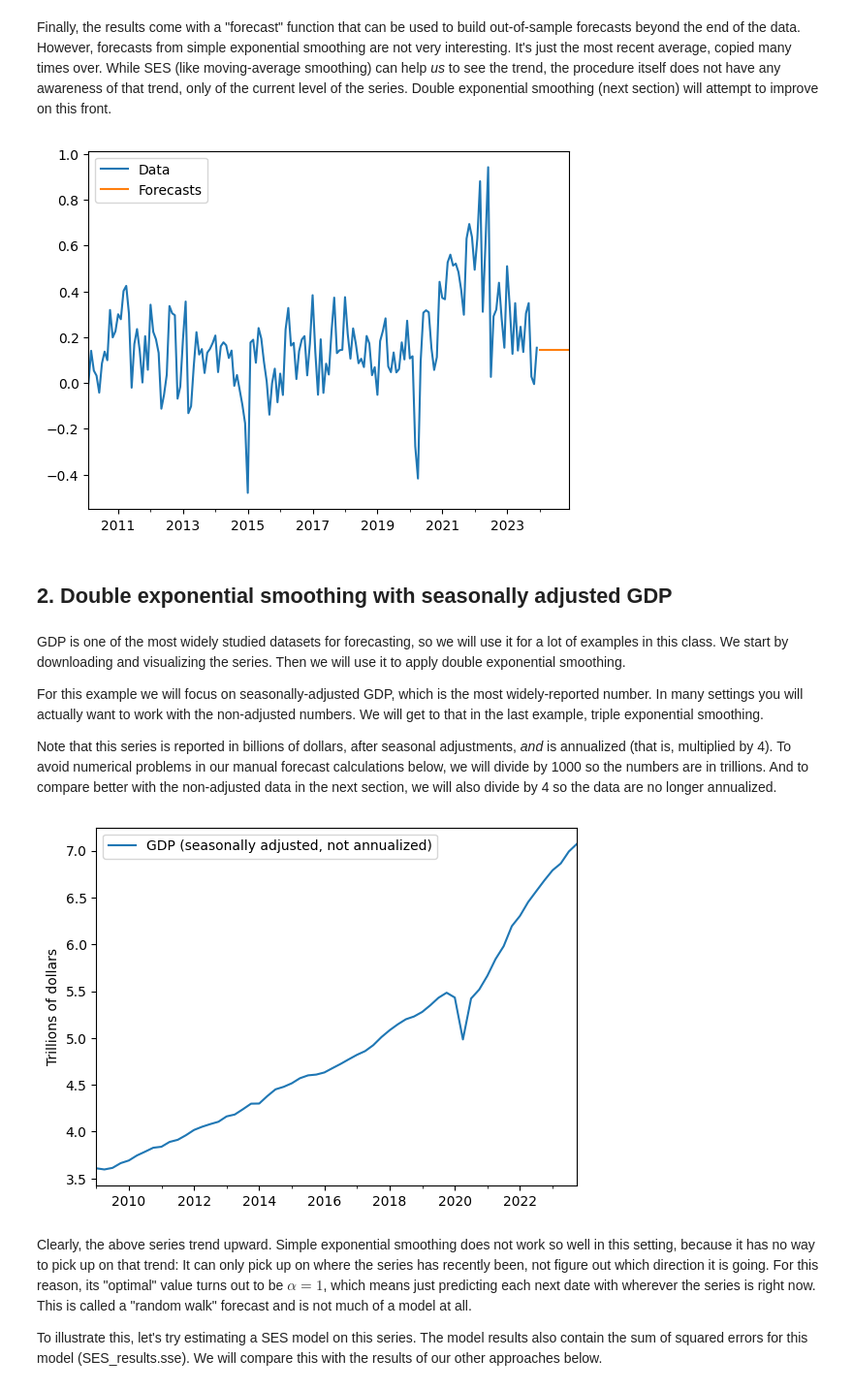
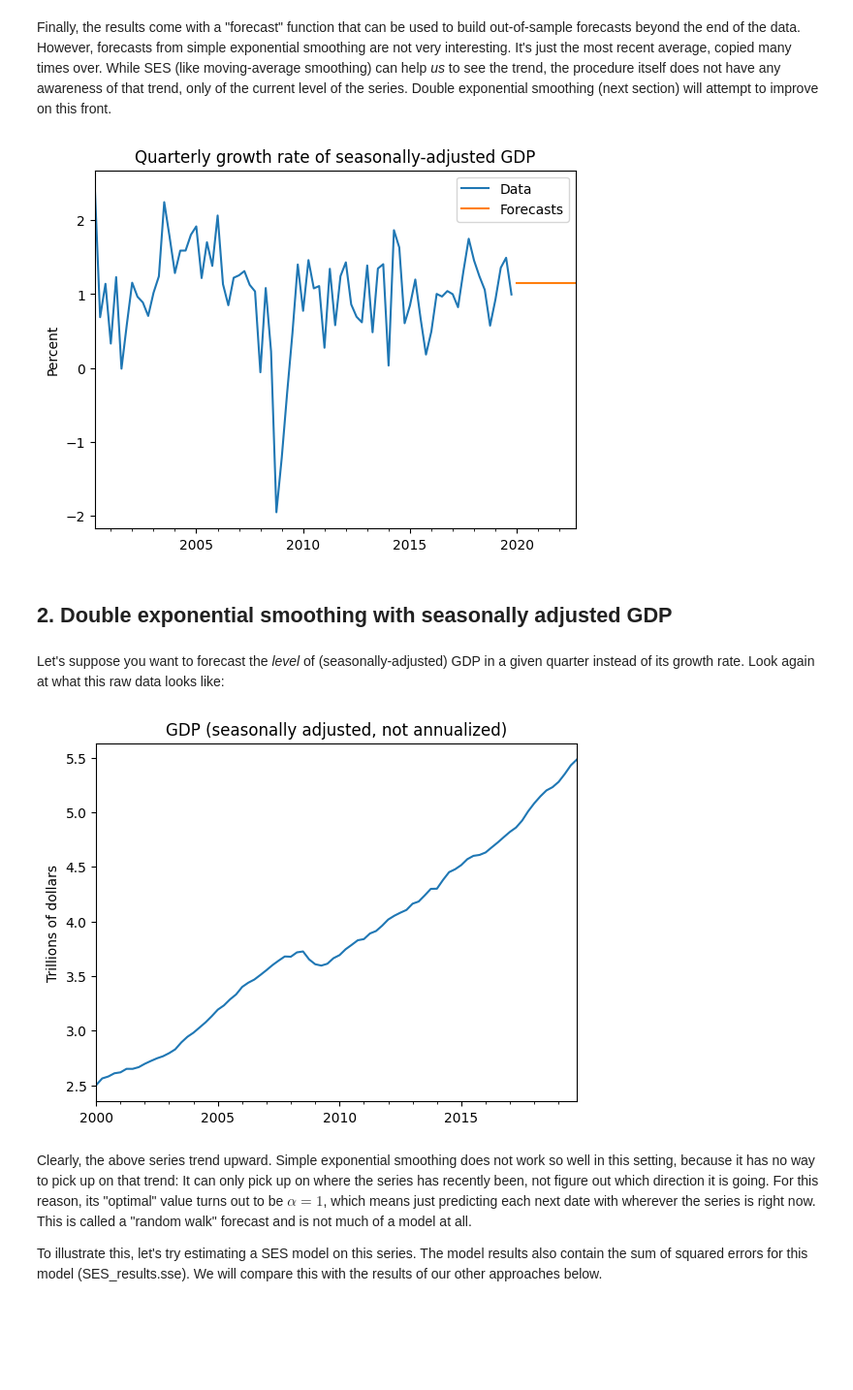
Before and after one commit to wgjm1986/FIN657, a Jupyter notebook: Week 2 - Exponential smoothing/Exponential smoothing.ipynb, the cells around one changed output. Shown at 97% size. Saved outputs shown, nothing was run; the diff lists cells and outputs as text; code cells hidden in the pictures; blank space fills up the shorter version.

```diff
--- a/Week 2 - Exponential smoothing/Exponential smoothing.ipynb
+++ b/Week 2 - Exponential smoothing/Exponential smoothing.ipynb
@@ -99,0 +34,7 @@ SES_results.params
+# %%
+GDP = fredapi.Fred(api_key=Fred_API_key_string).get_series('GDP' ,
+    observation_start = '2000-01-01', observation_end = '2019-12-31',
+    frequency='q', aggregation_method = 'eop').resample('QE').first()
+GDP = GDP / 1000
+GDP = GDP / 4
+GDP.plot(title="GDP (seasonally adjusted, not annualized)",ylabel="Trillions of dollars");
@@ -146,29 +138,20 @@ SES_results.fittedvalues.plot(legend=True,label="SES forecasts from statsmodels"
 Finally, the results come with a "forecast" function that can be used to build out-of-sample forecasts beyond the end of the data. However, forecasts from simple exponential smoothing are not very interesting. It's just the most recent average, copied many times over. While SES (like moving-average smoothing) can help *us* to see the trend, the procedure itself does not have any awareness of that trend, only of the current level of the series. Double exponential smoothing (next section) will attempt to improve on this front.
 # %%
 SES_forecasts_OOS = SES_results.forecast(12)
-PCEPI_1m.plot(legend=True,label="Data");
+GDP_1q.plot(legend=True,label="Data",
+            title="Quarterly growth rate of seasonally-adjusted GDP",
+           ylabel="Percent");
 SES_forecasts_OOS.plot(legend=True,label="Forecasts");
 # %% [output]
-[figure, old version]
+[figure, new version]
 # %% [markdown]
 ## 2. Double exponential smoothing with seasonally adjusted GDP
-# %% [markdown]
-GDP is one of the most widely studied datasets for forecasting, so we will use it for a lot of examples in this class. We start by downloading and visualizing the series. Then we will use it to apply double exponential smoothing.
-
-For this example we will focus on seasonally-adjusted GDP, which is the most widely-reported number. In many settings you will actually want to work with the non-adjusted numbers. We will get to that in the last example, triple exponential smoothing.
-
-Note that this series is reported in billions of dollars, after seasonal adjustments, *and* is annualized (that is, multiplied by 4).
-To avoid numerical problems in our manual forecast calculations below, we will divide by 1000 so the numbers are in trillions.
-And to compare better with the non-adjusted data in the next section, we will also divide by 4 so the data are no longer annualized.
+# %% [markdown]
+Let's suppose you want to forecast the *level* of (seasonally-adjusted) GDP in a given quarter instead of its growth rate. Look again at what this raw data looks like:
 # %%
-GDP = fredapi.Fred(api_key=Fred_API_key_string).get_series('GDP' ,
-    observation_start = '2009-01-01', observation_end = '2023-12-31',
-    frequency='q', aggregation_method = 'eop').resample('QE').first()
-GDP = GDP / 1000
-GDP = GDP / 4
-GDP.plot(legend=True,label="GDP (seasonally adjusted, not annualized)",ylabel="Trillions of dollars");
+GDP.plot(title="GDP (seasonally adjusted, not annualized)",ylabel="Trillions of dollars");
 # %% [output]
-[figure, old version]
+[figure, new version]
 # %% [markdown]
 Clearly, the above series trend upward. Simple exponential smoothing does not work so well in this setting, because it has no way to pick up on that trend: It can only pick up on where the series has recently been, not figure out which direction it is going. For this reason, its "optimal" value turns out to be $\alpha=1$, which means just predicting each next date with wherever the series is right now. This is called a "random walk" forecast and is not much of a model at all.
 
```
Also changed, not shown: parts of 62 cells of this notebook, 14 other files.
